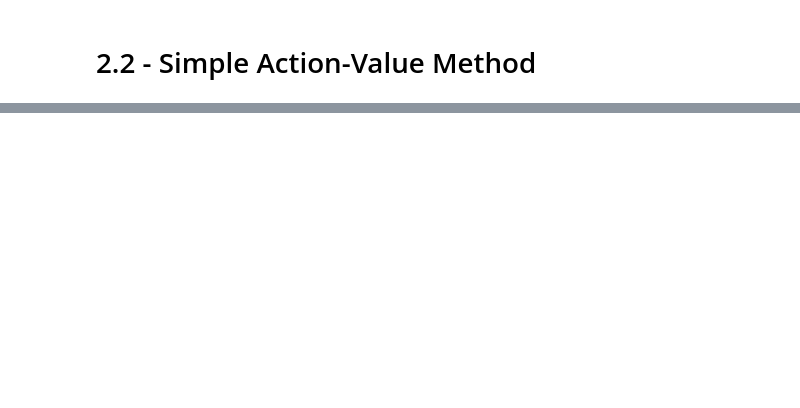
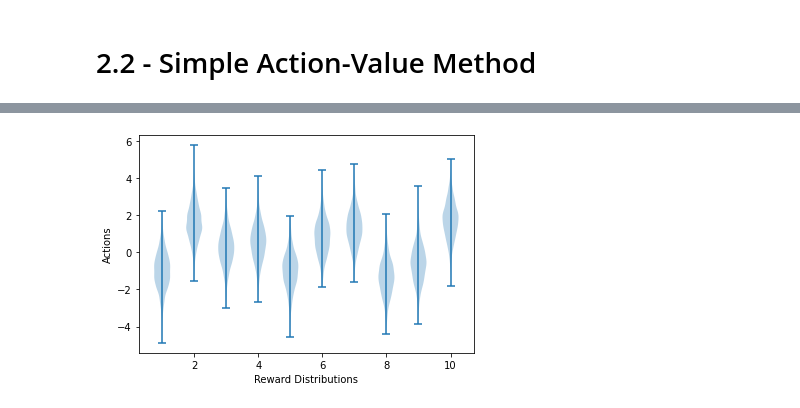
Before and after one commit to daniellawson9999/RLBook, a Jupyter notebook: test.ipynb, the cells around one changed output, grey strips where cells are left out. Drawn from its saved outputs; the diff is of its cells as text; code cells hidden in the pictures; blank space fills up the shorter version.

Commit message:
progress on functions and distribution graph

```diff
--- a/test.ipynb
+++ b/test.ipynb
@@ -25,0 +23,25 @@ def sample(epsilon, cumalative_rewards, steps):
+# %%
+# create environment class
+class BanditEnvironment:
+    def __init__(self, k):
+        self.k = k
+        # generate reward distrubtion
+        self.means = np.random.normal(size = (k))
+    # step function returns reward generated by agent action
+    def step(self, action):
+        return np.random.normal() + self.means(action)
+# %%
+# create a test environment and plot the reward distribution
+test_env = BanditEnvironment(actions)
+fig = plt.figure()
+ax = fig.add_subplot()
+ax.set_xlabel('Reward Distributions')
+ax.set_ylabel('Actions')
+distributions = [0] * actions
+for i in range(len(test_env.means)):
+    distributions[i] = np.random.normal(test_env.means[i], 1, 2000)
+vp = ax.violinplot(distributions)
+plt.savefig("assets/2-2/distributions.png")
+plt.show()
+# %% [output]
+[figure, added]
```
Also changed, not shown: parts of 3 cells of this notebook, 1 other file.
